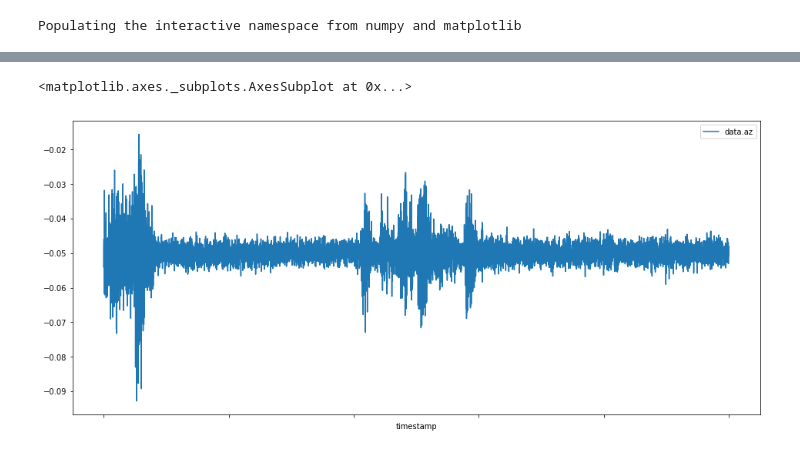
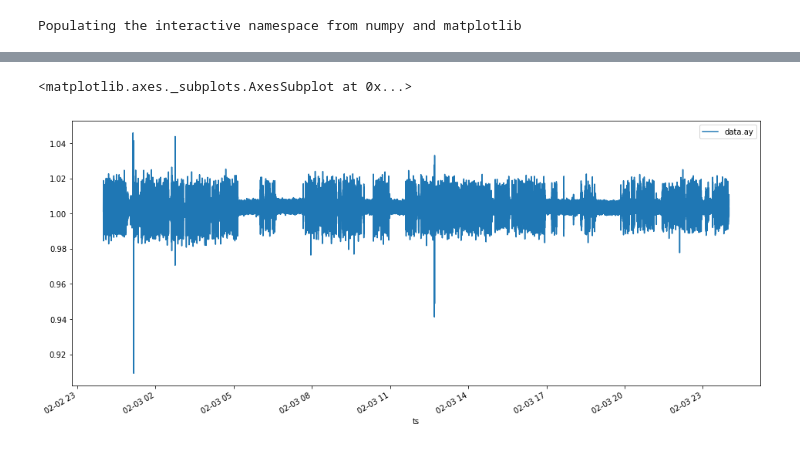
Before and after one commit to NeveIsa/RBCCPS, a Jupyter notebook: analytics/vibration.ipynb, the cells around one changed output, grey strips where cells are left out. Saved outputs shown, nothing was run; the diff lists cells and outputs as text; code cells hidden in the pictures.

```diff
--- a/analytics/vibration.ipynb
+++ b/analytics/vibration.ipynb
@@ -14,7 +44,5 @@ data=pd.read_csv("../../rbcdata/spv_sorted_filtered")
 # %%
-temp=data.head(10000)
+temp[["data.ay"]].plot()
+# %% [output]
+<matplotlib.axes._subplots.AxesSubplot at 0x...>
+[figure, added]
-# %%
-temp.plot("timestamp","data.az")
-# %% [output]
-<matplotlib.axes._subplots.AxesSubplot at 0x...>
-[figure, removed]
```
Also changed, not shown: parts of 35 cells of this notebook, 24 other files.
